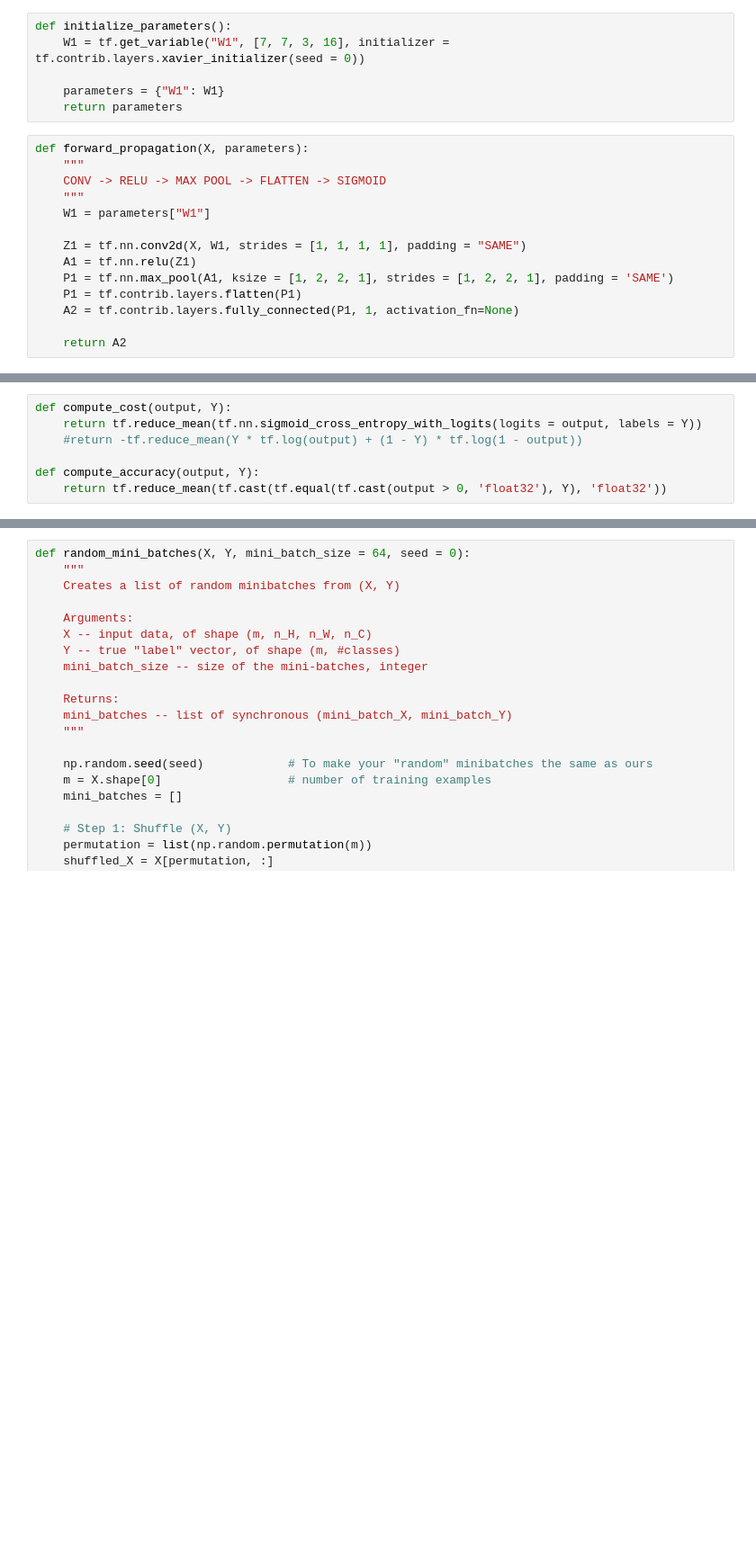
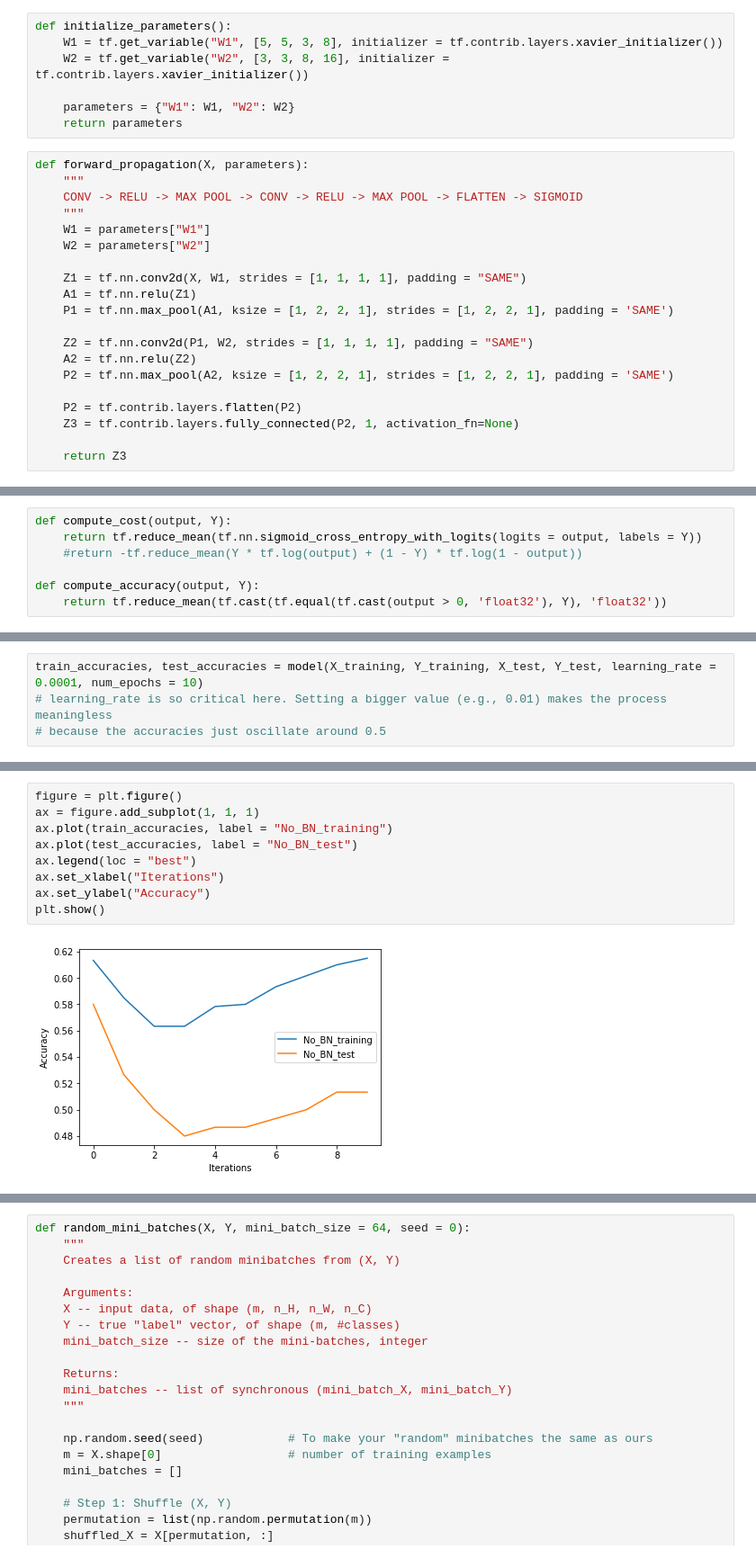
Before and after one commit to acs6610987/utils, a Jupyter notebook: pythonutils/tensorflow/11. CNN (Happy House, Batch Normalization).ipynb, the cells around one changed output, grey strips where cells are left out. Shown at 90% size. Saved outputs shown, nothing was run; the diff lists cells and outputs as text; blank space fills up the shorter version.

```diff
--- a/pythonutils/tensorflow/11. CNN (Happy House, Batch Normalization).ipynb
+++ b/pythonutils/tensorflow/11. CNN (Happy House, Batch Normalization).ipynb
@@ -65,21 +67,28 @@ def create_placeholders(n_H0, n_W0, n_C0, n_y):
     return X, Y
 # %%
 def initialize_parameters():
-    W1 = tf.get_variable("W1", [7, 7, 3, 16], initializer = tf.contrib.layers.xavier_initializer(seed = 0))
+    W1 = tf.get_variable("W1", [5, 5, 3, 8], initializer = tf.contrib.layers.xavier_initializer())
+    W2 = tf.get_variable("W2", [3, 3, 8, 16], initializer = tf.contrib.layers.xavier_initializer())
 
-    parameters = {"W1": W1}
+    parameters = {"W1": W1, "W2": W2}
     return parameters
 # %%
 def forward_propagation(X, parameters):
     """
-    CONV -> RELU -> MAX POOL -> FLATTEN -> SIGMOID
+    CONV -> RELU -> MAX POOL -> CONV -> RELU -> MAX POOL -> FLATTEN -> SIGMOID
     """
     W1 = parameters["W1"]
+    W2 = parameters["W2"]
 
     Z1 = tf.nn.conv2d(X, W1, strides = [1, 1, 1, 1], padding = "SAME")
     A1 = tf.nn.relu(Z1)
     P1 = tf.nn.max_pool(A1, ksize = [1, 2, 2, 1], strides = [1, 2, 2, 1], padding = 'SAME')
-    P1 = tf.contrib.layers.flatten(P1)
-    A2 = tf.contrib.layers.fully_connected(P1, 1, activation_fn=None)
 
-    return A2
+    Z2 = tf.nn.conv2d(P1, W2, strides = [1, 1, 1, 1], padding = "SAME")
+    A2 = tf.nn.relu(Z2)
+    P2 = tf.nn.max_pool(A2, ksize = [1, 2, 2, 1], strides = [1, 2, 2, 1], padding = 'SAME')
+
+    P2 = tf.contrib.layers.flatten(P2)
+    Z3 = tf.contrib.layers.fully_connected(P2, 1, activation_fn=None)
+
+    return Z3
@@ -96,0 +136,4 @@ def compute_accuracy(output, Y):
+# %%
+train_accuracies, test_accuracies = model(X_training, Y_training, X_test, Y_test, learning_rate = 0.0001, num_epochs = 10)
+# learning_rate is so critical here. Setting a bigger value (e.g., 0.01) makes the process meaningless
+# because the accuracies just oscillate around 0.5
@@ -96,0 +151,11 @@ def compute_accuracy(output, Y):
+# %%
+figure = plt.figure()
+ax = figure.add_subplot(1, 1, 1)
+ax.plot(train_accuracies, label = "No_BN_training")
+ax.plot(test_accuracies, label = "No_BN_test")
+ax.legend(loc = "best")
+ax.set_xlabel("Iterations")
+ax.set_ylabel("Accuracy")
+plt.show()
+# %% [output]
+[figure, added]
```
Also changed, not shown: parts of 19 cells of this notebook, 18 other files.
